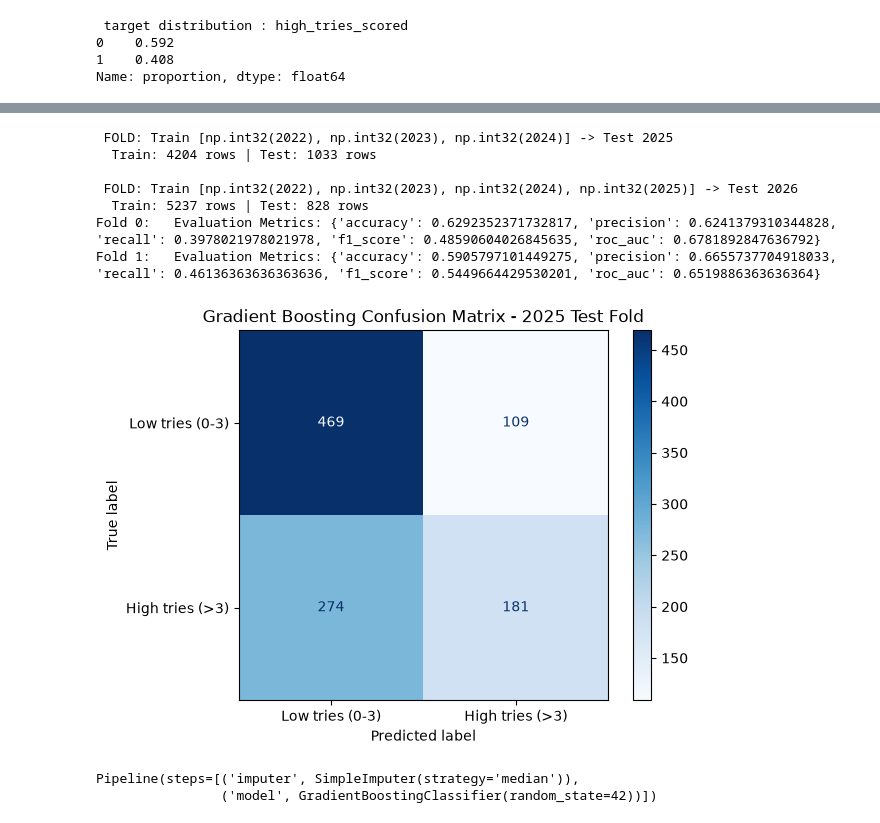
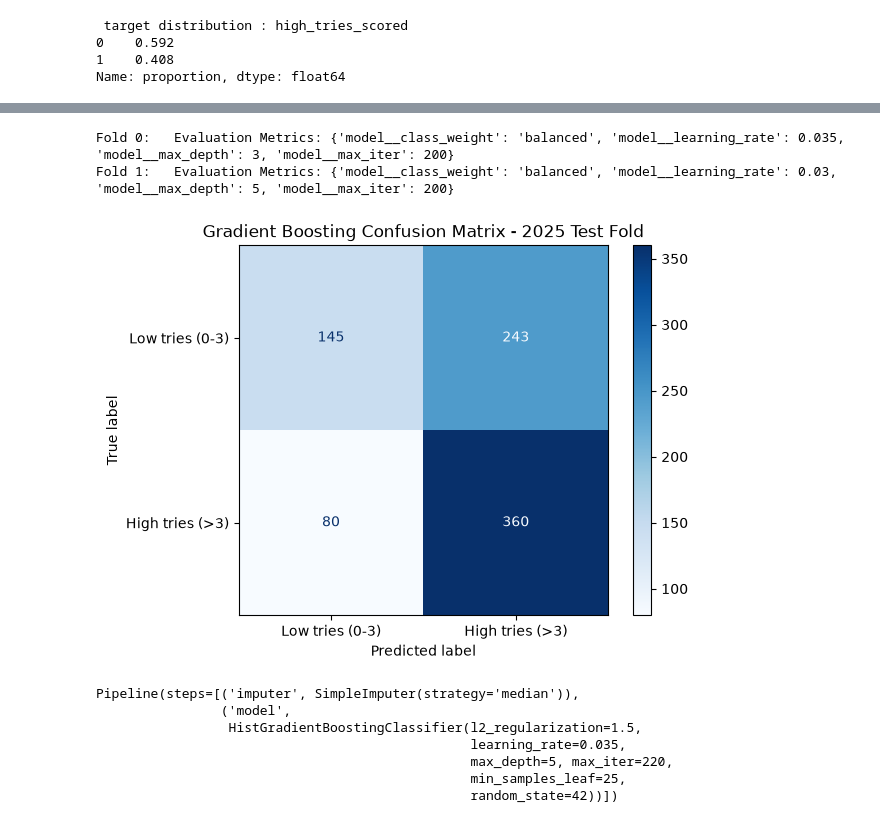
Before and after one commit to ronankenny17/machine-learning, a Jupyter notebook: src/ml_project.ipynb, the cells around one changed output, grey strips where cells are left out. Cells and saved outputs as stored; diff of their text form; code cells hidden in the pictures.

Commit message:
adding using new tuning methods - setting a custom threshold value and passign params to be tuned to the pipeline

```diff
--- a/src/ml_project.ipynb
+++ b/src/ml_project.ipynb
@@ -107,8 +107,9 @@ dummy_pipeline = Pipeline(steps=[
     ('model', DummyClassifier(strategy='prior'))
 ])
 
+threshold = 0.5
 
-dummy_results = walk_forward_validation(filtered_dataset= filtered_dataset, pipeline=dummy_pipeline, feature_cols=feature_cols, min_train_years=min_train_years)
+dummy_results = walk_forward_validation(filtered_dataset= filtered_dataset, pipeline=dummy_pipeline, feature_cols=feature_cols, custom_threshold=threshold, min_train_years=min_train_years)
 
 i =0
 for res in dummy_results:
@@ -134,11 +130,17 @@ from data_pipeline.generate_confusion_matrix import generate_confusion_matrix
 logreg_pipeline = Pipeline(steps =[
     ('imputer', SimpleImputer(strategy='median')),
     ('scaler', StandardScaler()),
-    ('model' , LogisticRegression(max_iter=1000))
+    ('model' , LogisticRegression(
+        max_iter=1000,
+        class_weight={0: 1.0, 1: 1.5},
+        C=1.0
+        )
+     )
 ])
 
+threshold = 0.5 # standard threshold
 
-log_reg_results = walk_forward_validation(filtered_dataset= filtered_dataset, pipeline=logreg_pipeline, feature_cols=feature_cols, min_train_years=min_train_years)
+log_reg_results = walk_forward_validation(filtered_dataset= filtered_dataset, pipeline=logreg_pipeline, custom_threshold=threshold, feature_cols=feature_cols, min_train_years=min_train_years)
 
 i =0
 for res in log_reg_results:
@@ -196,44 +220,68 @@ Pipeline(steps=[('imputer', SimpleImputer(strategy='median')),
 # %%
-from sklearn.ensemble import GradientBoostingClassifier
+from sklearn.ensemble import GradientBoostingClassifier, HistGradientBoostingClassifier
 from sklearn.impute import SimpleImputer
 from sklearn.pipeline import Pipeline
 
+gb_tuning_params = {
+    'model__max_iter': [100, 150, 200],
+    'model__learning_rate': [0.02, 0.03, 0.035],
+    'model__max_depth': [3, 4, 5],
+    'model__class_weight': [
+        'balanced',
+        {0: 1.0, 1: 1.4},
+        {0: 1.0, 1: 1.6},
+        {0: 1.4, 1: 1.0}
+    ]
+}
+
+
 gradient_boosting_pipeline = Pipeline(steps=[
     ("imputer", SimpleImputer(strategy="median")),
-    ("model", GradientBoostingClassifier(
-        n_estimators=100,
-        learning_rate=0.1,
-        max_depth=3,
+    ("model", HistGradientBoostingClassifier(
+        max_iter=220,
+        learning_rate=0.035,
+        max_depth=5,
+        min_samples_leaf=25,
+        l2_regularization=1.5,
         random_state=42,
-    )),
+        class_weight='balanced',
+
+    ))
 ])
+# lower the decision threshold to catch more positive cases
+threshold = 0.45
 
 gb_results = walk_forward_validation(
     filtered_dataset=filtered_dataset,
     pipeline=gradient_boosting_pipeline,
     feature_cols=feature_cols,
     min_train_years=min_train_years,
+    custom_threshold=threshold,
+    tuning_params=gb_tuning_params
 )
 
 i =0
 for res in gb_results:
-    print(f"Fold {i}:   Evaluation Metrics: {res['evaluation_metrics']} ")
+    #print(f"Fold {i}:   Evaluation Metrics: {res['evaluation_metrics']} ")
+    print(f"Fold {i}:   Evaluation Metrics: {res['tuned_params']} ")
+
+    #print(f"Fold {i}:   Evaluation Metrics: f1:{res['evaluation_metrics']['f1_score']}, accuracy: {res['evaluation_metrics']['accuracy']} ")
     i += 1
 
-generate_confusion_matrix(gb_results[0]['confusion_matrix'])
+generate_confusion_matrix(gb_results[1]['confusion_matrix'])
 
 gradient_boosting_pipeline
 # %% [output]
- FOLD: Train [np.int32(2022), np.int32(2023), np.int32(2024)] -> Test 2025
-  Train: 4204 rows | Test: 1033 rows
-
- FOLD: Train [np.int32(2022), np.int32(2023), np.int32(2024), np.int32(2025)] -> Test 2026
-  Train: 5237 rows | Test: 828 rows
-Fold 0:   Evaluation Metrics: {'accuracy': 0.6292352371732817, 'precision': 0.6241379310344828, 'recall': 0.3978021978021978, 'f1_score': 0.48590604026845635, 'roc_auc': 0.6781892847636792}
-Fold 1:   Evaluation Metrics: {'accuracy': 0.5905797101449275, 'precision': 0.6655737704918033, 'recall': 0.46136363636363636, 'f1_score': 0.5449664429530201, 'roc_auc': 0.6519886363636364}
+Fold 0:   Evaluation Metrics: {'model__class_weight': 'balanced', 'model__learning_rate': 0.035, 'model__max_depth': 3, 'model__max_iter': 200}
+Fold 1:   Evaluation Metrics: {'model__class_weight': 'balanced', 'model__learning_rate': 0.03, 'model__max_depth': 5, 'model__max_iter': 200}
-[figure, old version]
+[figure, new version]
 Pipeline(steps=[('imputer', SimpleImputer(strategy='median')),
-                ('model', GradientBoostingClassifier(random_state=42))])
+                ('model',
+                 HistGradientBoostingClassifier(l2_regularization=1.5,
+                                                learning_rate=0.035,
+                                                max_depth=5, max_iter=220,
+                                                min_samples_leaf=25,
+                                                random_state=42))])
 # %%
 # Compare all models in one fold-level metrics table
 model_results = {
```
Also changed, not shown: parts of 5 cells of this notebook.
